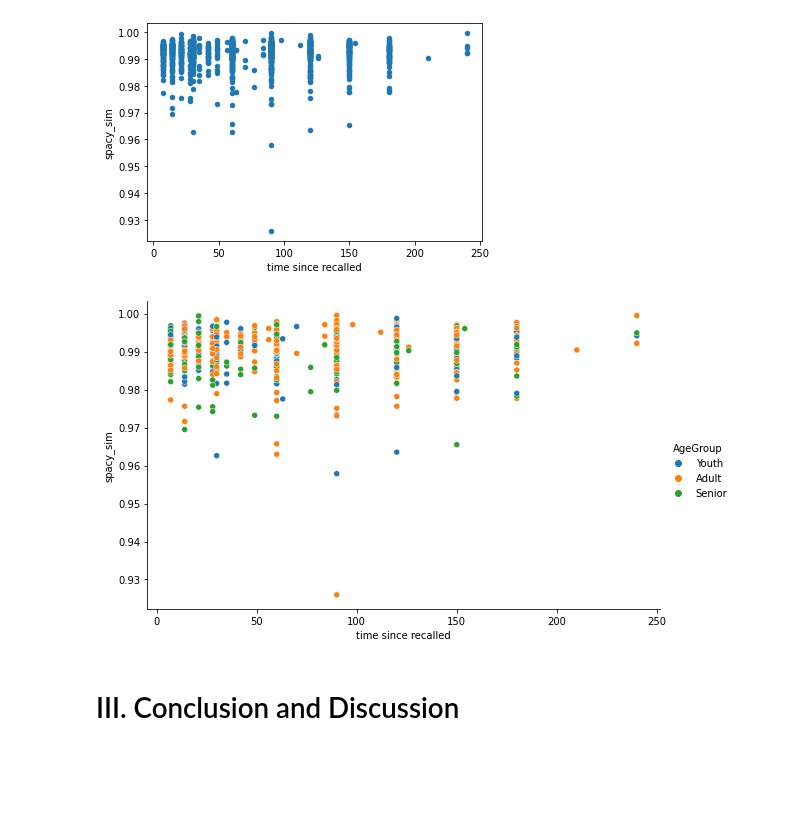
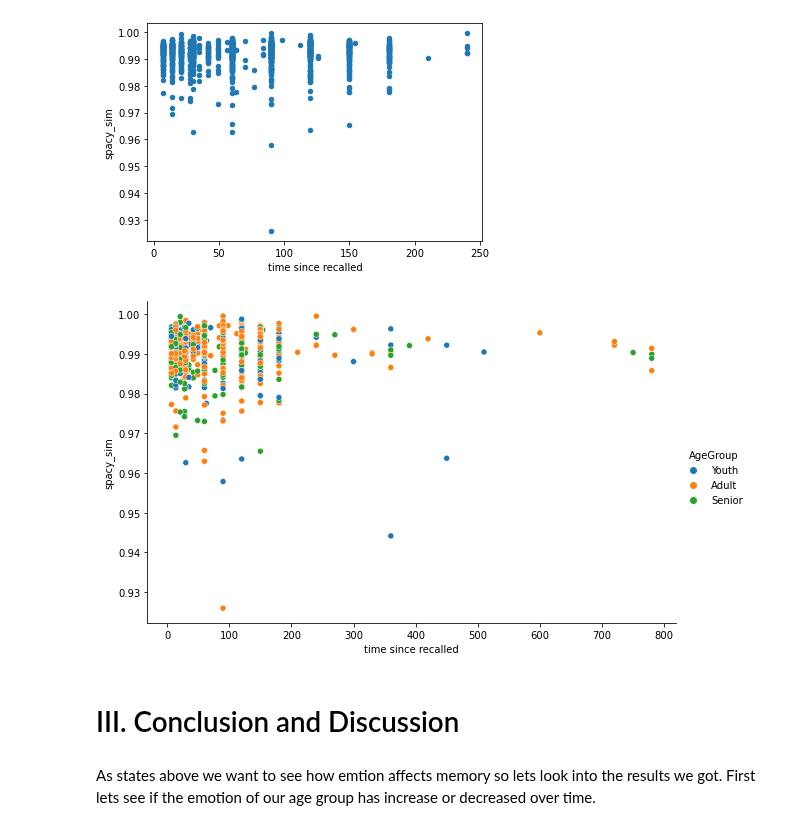
Before and after one commit to dbyers15/EmotionAndMemory, a Jupyter notebook: WorkingNotebook.ipynb, the cells around one changed output. Cells and saved outputs as stored; diff of their text form; code cells hidden in the pictures; blank space fills up the shorter version.

```diff
--- a/WorkingNotebook.ipynb
+++ b/WorkingNotebook.ipynb
@@ -204,13 +204,13 @@ Going to focus on these columns:
 # %%
 newRecalled = recalled_df[['annotatorAge','story','distracted','draining','frequency',
                                          'importance','logTimeSinceEvent','mainEvent','similarity',
-                                         'stressful','summary','timeSinceEvent','AgeGroup','recAgnPairId']]
+                                         'stressful','summary','timeSinceEvent','AgeGroup','recAgnPairId','memType']]
 newImagined = imagined_df[['annotatorAge','story','distracted','draining','frequency',
                                          'importance','logTimeSinceEvent','mainEvent','similarity',
-                                         'stressful','summary','timeSinceEvent','AgeGroup','recAgnPairId']]
+                                         'stressful','summary','timeSinceEvent','AgeGroup','recAgnPairId','memType']]
 newRetold = retold_df[['annotatorAge','story','distracted','draining','frequency',
                                          'importance','logTimeSinceEvent','mainEvent','similarity',
-                                         'stressful','summary','timeSinceEvent','AgeGroup','recAgnPairId']]
+                                         'stressful','summary','timeSinceEvent','AgeGroup','recAgnPairId','memType']]
 # %% [markdown]
 Performing text comparison
 We are going to look at how similar the stories are between recalled and retold using the spacy package. As a reminder the recalled group is recalling a previous story from their life and the retold group is trying to retell the same story they gave previously based on the summary that they created after they told their start in the recalled group
@@ -589,9 +579,17 @@ newRetold[newRetold['recAgnPairId'] == cRRKeys[95]]
+# %%
+cRRKeys = np.delete(cRRKeys,95)
+cRRKeys = np.delete(cRRKeys,611)
+cRRKeys = np.delete(cRRKeys,797)
+cRRKeys = np.delete(cRRKeys,881)
+cRRKeys = np.delete(cRRKeys,939)
+cRRKeys = np.delete(cRRKeys,1032)
+cRRKeys = np.delete(cRRKeys,1068)
 # %%
 numberToPullVal = 0
 i=0
 for tagNumber in range(len(cRRKeys)):
-    print(i)
-    i +=1
+    #print(i)
+    #i +=1
     recalledRow = newRecalled[newRecalled['recAgnPairId'] == cRRKeys[tagNumber]]
     retoldRow = newRetold[newRetold['recAgnPairId'] == cRRKeys[tagNumber]]
 
@@ -610,8 +608,8 @@ for tagNumber in range(len(cRRKeys)):
     newPoVal  = posArrReT[numberToPullVal] - posArrReC[numberToPullVal]
 
     if(newPoVal > newNegVal):
-        test.loc[test.recAgnPairId == cRRKeys[tagNumber], 'sentChange'] = 1
+        combinedAnalysis.loc[combinedAnalysis.recAgnPairId == cRRKeys[tagNumber], 'sentChange'] = 'Pos'
     elif(newPoVal < newNegVal):
-        test.loc[test.recAgnPairId == cRRKeys[tagNumber], 'sentChange'] = -1
+        combinedAnalysis.loc[combinedAnalysis.recAgnPairId == cRRKeys[tagNumber], 'sentChange'] = 'Neg'
     else:
-        test.loc[test.recAgnPairId == cRRKeys[tagNumber], 'sentChange'] = 0
+        combinedAnalysis.loc[combinedAnalysis.recAgnPairId == cRRKeys[tagNumber], 'sentChange'] = 'Neu'
@@ -968,9 +994,12 @@ test.plot.scatter(x='time since recalled', y = 'spacy_sim')
 <AxesSubplot:xlabel='time since recalled', ylabel='spacy_sim'>
 [figure]
 # %%
-seaborn.relplot(data=test, x='time since recalled', y='spacy_sim', hue='AgeGroup', hue_order=_ages, aspect=1.61)
+_ages = ['Youth','Adult','Senior']
+sns.relplot(data=combinedAnalysis, x='time since recalled', y='spacy_sim', hue='AgeGroup', hue_order=_ages, aspect=1.61)
 plt.show()
 # %% [output]
-[figure, old version]
+[figure, new version]
 # %% [markdown]
 # III. Conclusion and Discussion
+# %% [markdown]
+As states above we want to see how emtion affects memory so lets look into the results we got. First lets see if the emotion of our age group has increase or decreased over time.
```
Also changed, not shown: parts of 41 cells of this notebook.
